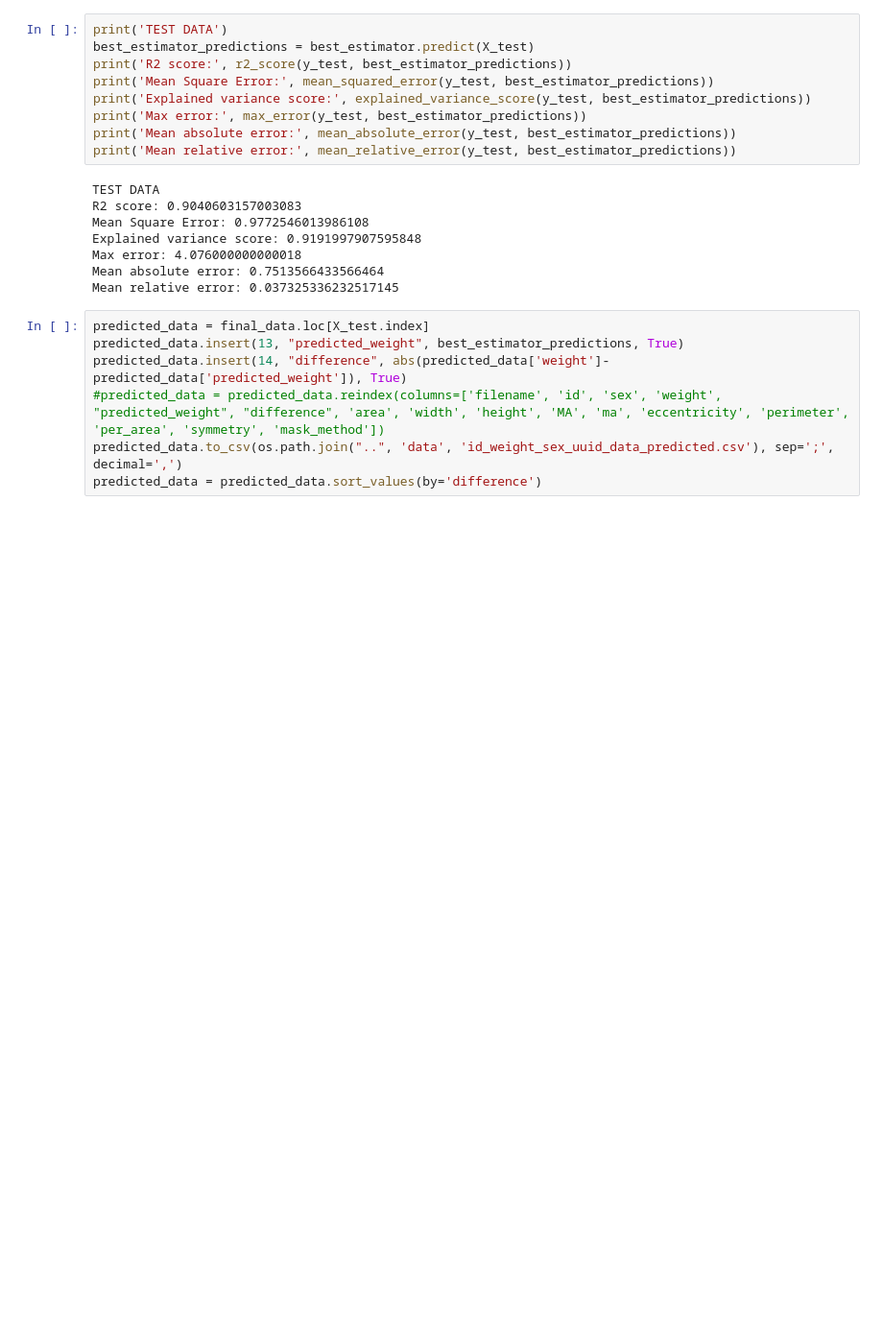
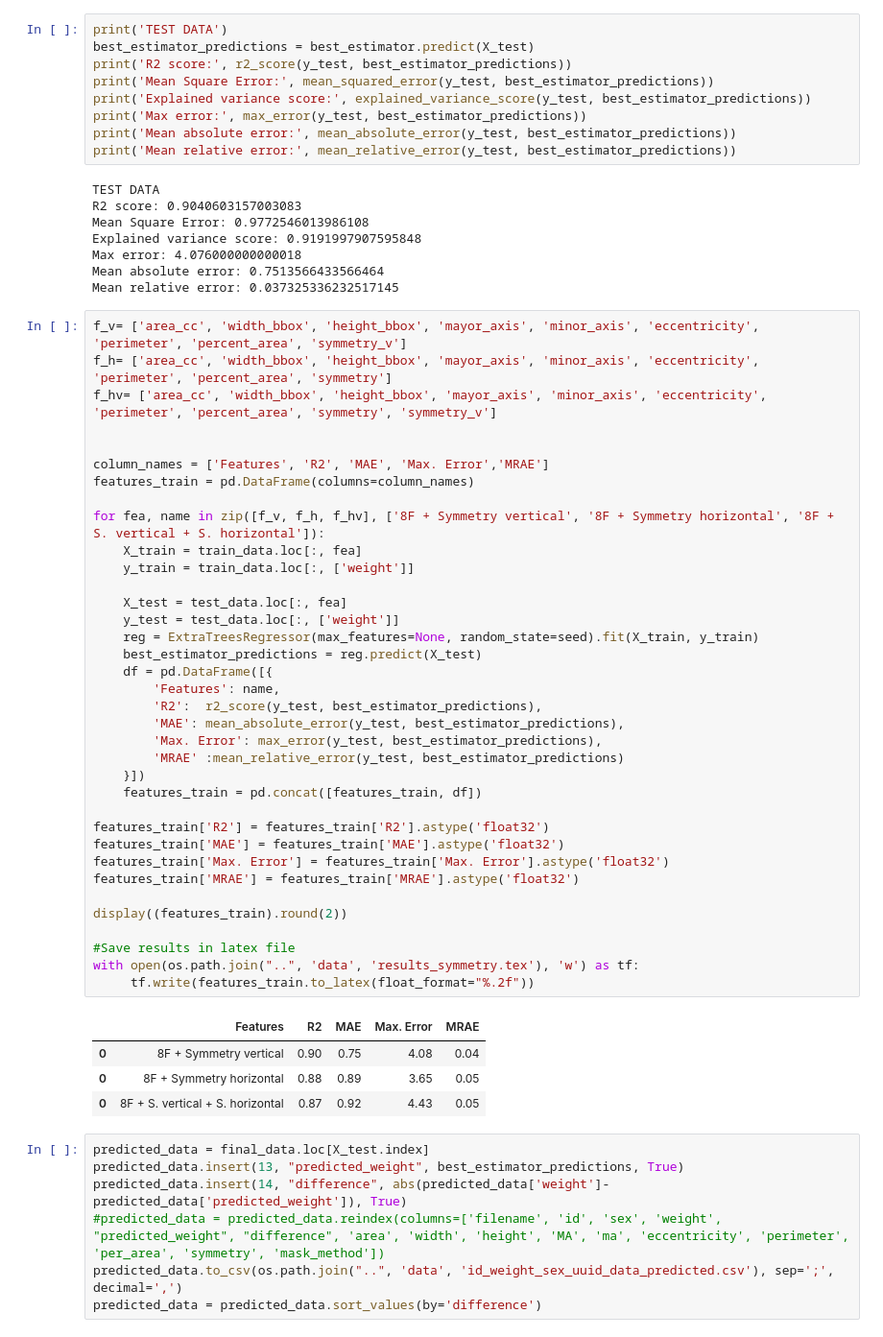
Before and after one commit to uleroboticsgroup/morphology_lamb_weight_unizar, a Jupyter notebook: scripts/support_system.ipynb, the cells around one changed output. Shown at 96% size. Cells and saved outputs as stored; diff of their text form; blank space fills up the shorter version.

```diff
--- a/scripts/support_system.ipynb
+++ b/scripts/support_system.ipynb
@@ -592,6 +596,47 @@ Explained variance score: 0.9191997907595848
 Max error: 4.076000000000018
 Mean absolute error: 0.7513566433566464
 Mean relative error: 0.037325336232517145
+# %%
+f_v= ['area_cc', 'width_bbox', 'height_bbox', 'mayor_axis', 'minor_axis', 'eccentricity', 'perimeter', 'percent_area', 'symmetry_v']
+f_h= ['area_cc', 'width_bbox', 'height_bbox', 'mayor_axis', 'minor_axis', 'eccentricity', 'perimeter', 'percent_area', 'symmetry']
+f_hv= ['area_cc', 'width_bbox', 'height_bbox', 'mayor_axis', 'minor_axis', 'eccentricity', 'perimeter', 'percent_area', 'symmetry', 'symmetry_v']
+
+
+column_names = ['Features', 'R2', 'MAE', 'Max. Error','MRAE']
+features_train = pd.DataFrame(columns=column_names)
+
+for fea, name in zip([f_v, f_h, f_hv], ['8F + Symmetry vertical', '8F + Symmetry horizontal', '8F + S. vertical + S. horizontal']):
+    X_train = train_data.loc[:, fea]
+    y_train = train_data.loc[:, ['weight']]
+
+    X_test = test_data.loc[:, fea]
+    y_test = test_data.loc[:, ['weight']]
+    reg = ExtraTreesRegressor(max_features=None, random_state=seed).fit(X_train, y_train)
+    best_estimator_predictions = reg.predict(X_test)
+    df = pd.DataFrame([{
+        'Features': name,
+        'R2':  r2_score(y_test, best_estimator_predictions),
+        'MAE': mean_absolute_error(y_test, best_estimator_predictions),
+        'Max. Error': max_error(y_test, best_estimator_predictions),
+        'MRAE' :mean_relative_error(y_test, best_estimator_predictions)
+    }])
+    features_train = pd.concat([features_train, df])
+
+features_train['R2'] = features_train['R2'].astype('float32')
+features_train['MAE'] = features_train['MAE'].astype('float32')
+features_train['Max. Error'] = features_train['Max. Error'].astype('float32')
+features_train['MRAE'] = features_train['MRAE'].astype('float32')
+
+display((features_train).round(2))
+
+#Save results in latex file
+with open(os.path.join("..", 'data', 'results_symmetry.tex'), 'w') as tf:
+     tf.write(features_train.to_latex(float_format="%.2f"))
+# %% [output]
+|  | Features | R2 | MAE | Max. Error | MRAE |
+| 0 | 8F + Symmetry vertical | 0.90 | 0.75 | 4.08 | 0.04 |
+| 0 | 8F + Symmetry horizontal | 0.88 | 0.89 | 3.65 | 0.05 |
+| 0 | 8F + S. vertical + S. horizontal | 0.87 | 0.92 | 4.43 | 0.05 |
 # %%
 predicted_data = final_data.loc[X_test.index]
 predicted_data.insert(13, "predicted_weight", best_estimator_predictions, True)
```
Also changed, not shown: parts of 5 cells of this notebook, 11 other files.
